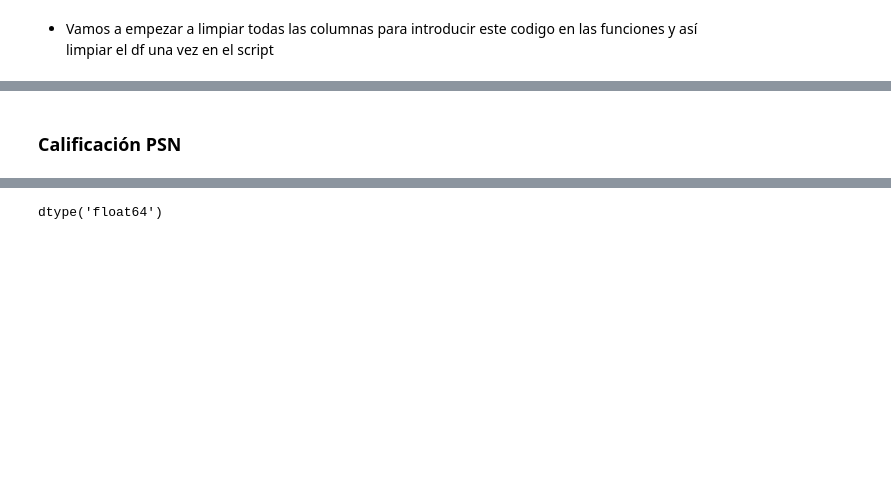
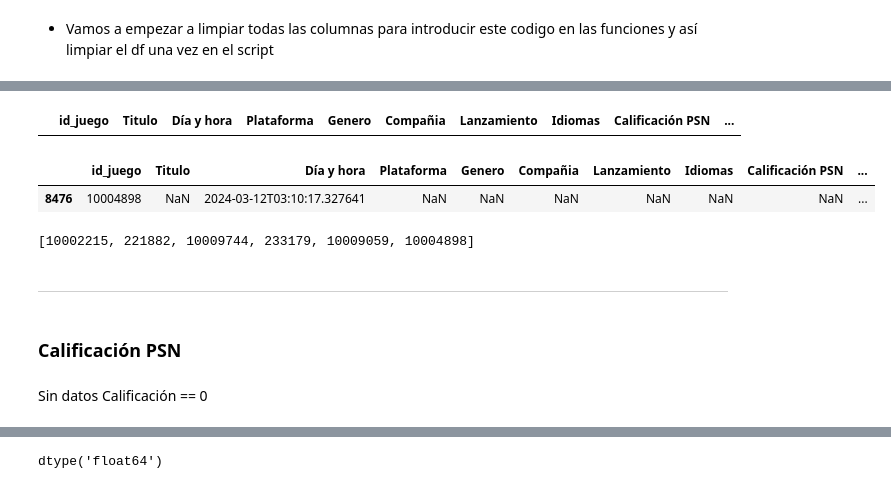
Before and after one commit to svalencia-romero/GamePriceTracker, a Jupyter notebook: notebooks/Limpieza_df.ipynb, the cells around one changed output, grey strips where cells are left out. Cells and saved outputs as stored; diff of their text form; code cells hidden in the pictures; blank space fills up the shorter version.

Commit message:
cambios en estructura y limpieza de datos

```diff
--- a/notebooks/Limpieza_df.ipynb
+++ b/notebooks/Limpieza_df.ipynb
@@ -14,5 +16,5 @@ Aseguramos un csv para hacer pruebas con ello.
 # %%
-df_webscrap = pd.read_csv("../csv_s/csv_sin_limpiar/csv_2024-03-09.csv" )
+df_webscrap = pd.read_csv("../csv_s/csv_sin_limpiar/csv_2024-03-11_es.csv" )
 # %%
 df_webscrap.info()
 # %% [output]
@@ -37,0 +67,4 @@ memory usage: 1.2+ MB
+# %%
+lista_juegos_no_ok = list(df_webscrap["id_juego"][df_webscrap["Titulo"]=="No hay información"])
+# %%
+df_webscrap.loc[df_webscrap["id_juego"] == 10002215, ["Titulo"]] = list(df_webscrap_anterior["Titulo"][df_webscrap_anterior["id_juego"] == 10002215])[0]
@@ -37,0 +76,20 @@ memory usage: 1.2+ MB
+# %%
+for i in lista_juegos_no_ok:
+    df_webscrap.loc[df_webscrap["id_juego"] == i, "Titulo"] = df_webscrap_anterior["Titulo"][df_webscrap_anterior["id_juego"] == i]
+    df_webscrap.loc[df_webscrap["id_juego"] == i, "Plataforma"] = df_webscrap_anterior["Plataforma"][df_webscrap_anterior["id_juego"] == i]
+    df_webscrap.loc[df_webscrap["id_juego"] == i, "Genero"] = df_webscrap_anterior["Genero"][df_webscrap_anterior["id_juego"] == i]
+    df_webscrap.loc[df_webscrap["id_juego"] == i, "Compañia"] = df_webscrap_anterior["Compañia"][df_webscrap_anterior["id_juego"] == i]
+    df_webscrap.loc[df_webscrap["id_juego"] == i, "Lanzamiento"] = df_webscrap_anterior["Lanzamiento"][df_webscrap_anterior["id_juego"] == i]
+    df_webscrap.loc[df_webscrap["id_juego"] == i, "Idiomas"] = df_webscrap_anterior["Idiomas"][df_webscrap_anterior["id_juego"] == i]
+    df_webscrap.loc[df_webscrap["id_juego"] == i, "Calificación PSN"] = df_webscrap_anterior["Calificación PSN"][df_webscrap_anterior["id_juego"] == i]
+    df_webscrap.loc[df_webscrap["id_juego"] == i, "Número de calificaciones"] = df_webscrap_anterior["Número de calificaciones"][df_webscrap_anterior["id_juego"] == i]
+    df_webscrap.loc[df_webscrap["id_juego"] == i, "Calificación 5 estrellas"] = df_webscrap_anterior["Calificación 5 estrellas"][df_webscrap_anterior["id_juego"] == i]
+    df_webscrap.loc[df_webscrap["id_juego"] == i, "Calificación 4 estrellas"] = df_webscrap_anterior["Calificación 4 estrellas"][df_webscrap_anterior["id_juego"] == i]
+    df_webscrap.loc[df_webscrap["id_juego"] == i, "Calificación 3 estrellas"] = df_webscrap_anterior["Calificación 3 estrellas"][df_webscrap_anterior["id_juego"] == i]
+    df_webscrap.loc[df_webscrap["id_juego"] == i, "Calificación 2 estrellas"] = df_webscrap_anterior["Calificación 2 estrellas"][df_webscrap_anterior["id_juego"] == i]
+    df_webscrap.loc[df_webscrap["id_juego"] == i, "Calificación 1 estrella"] = df_webscrap_anterior["Calificación 1 estrella"][df_webscrap_anterior["id_juego"] == i]
+    df_webscrap.loc[df_webscrap["id_juego"] == i, "Precio original sin PSN"] = df_webscrap_anterior["Precio original sin PSN"][df_webscrap_anterior["id_juego"] == i]
+    df_webscrap.loc[df_webscrap["id_juego"] == i, "Precio actual sin PSN"] = df_webscrap_anterior["Precio actual sin PSN"][df_webscrap_anterior["id_juego"] == i]
+    df_webscrap.loc[df_webscrap["id_juego"] == i, "Precio original con PSN"] = df_webscrap_anterior["Precio original con PSN"][df_webscrap_anterior["id_juego"] == i]
+    df_webscrap.loc[df_webscrap["id_juego"] == i, "Precio actual con PSN"] = df_webscrap_anterior["Precio actual con PSN"][df_webscrap_anterior["id_juego"] == i]
+    # df_webscrap.loc[df_webscrap["id_juego"] == i, "País Store"] = df_webscrap_anterior["País Store"][df_webscrap_anterior["id_juego"] == i]
@@ -38,5 +107,22 @@ memory usage: 1.2+ MB
+# %%
+df_webscrap[df_webscrap["Titulo"] == "No hay información"]
+# %% [output]
+|  | id_juego | Titulo | Día y hora | Plataforma | Genero | Compañia | Lanzamiento | Idiomas | Calificación PSN | ... |
+# %%
+df_webscrap[df_webscrap["id_juego"] == 10004898]
+# %% [output]
+|  | id_juego | Titulo | Día y hora | Plataforma | Genero | Compañia | Lanzamiento | Idiomas | Calificación PSN | ... |
+| 8476 | 10004898 | NaN | 2024-03-12T03:10:17.327641 | NaN | NaN | NaN | NaN | NaN | NaN | ... |
+# %%
+lista_juegos_no_ok
+# %% [output]
+[10002215, 221882, 10009744, 233179, 10009059, 10004898]
+# %% [markdown]
+---
 # %% [markdown]
 ### Calificación PSN
+# %% [markdown]
+Sin datos  Calificación == 0
 # %%
 #Calificación del juego
 df_webscrap["Calificación PSN"] = df_webscrap["Calificación PSN"].str.replace("No hay información","0.00")
```
Also changed, not shown: parts of 15 cells of this notebook, 6 other files.
